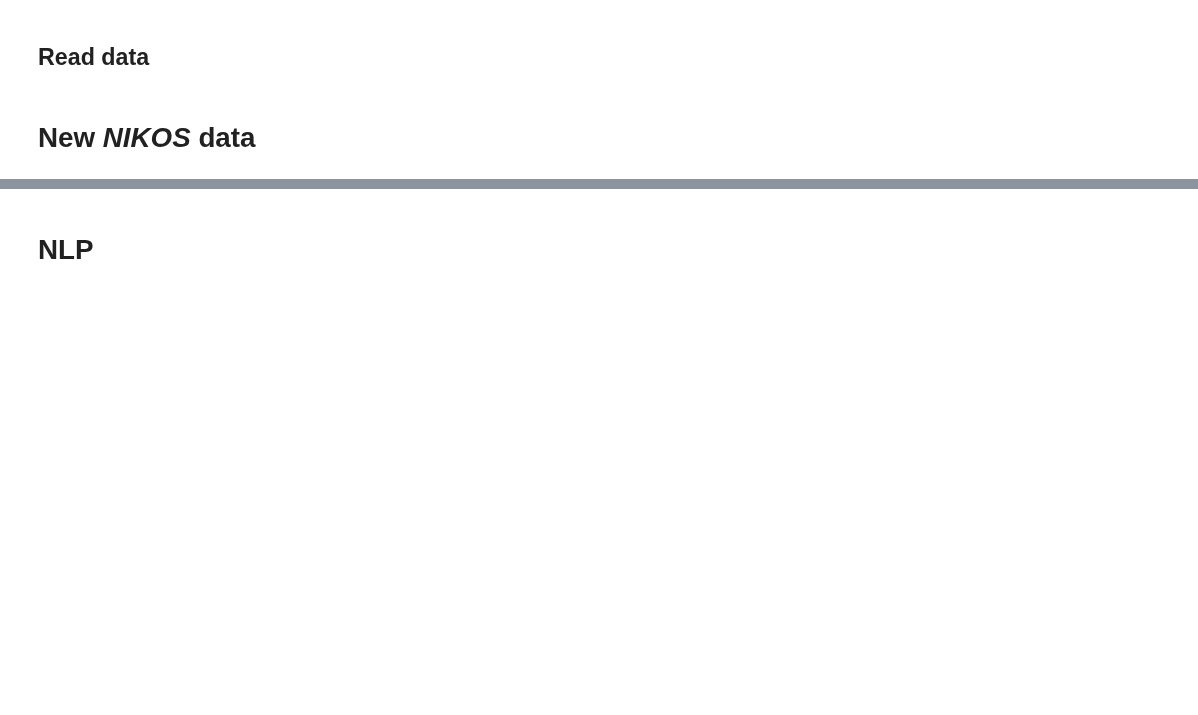
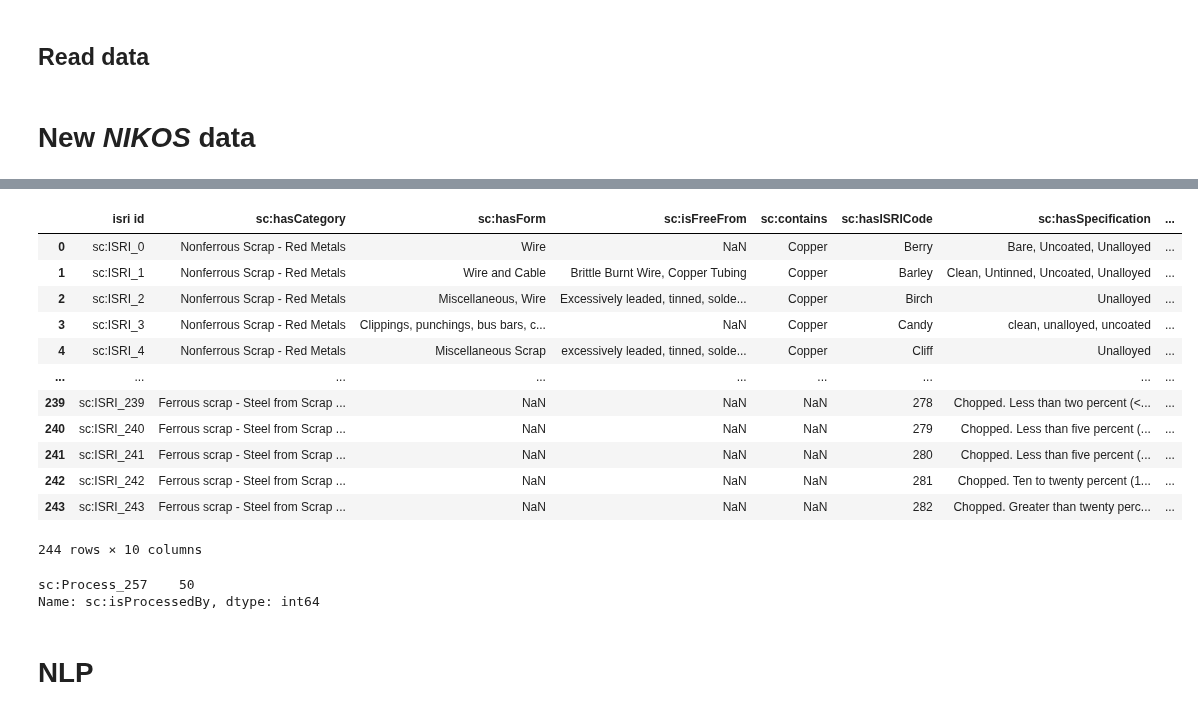
Before and after one commit to costasmexis/phd, a Jupyter notebook: scrap/scrap_similarity.ipynb, the cells around one changed output, grey strips where cells are left out. Drawn from its saved outputs; the diff is of its cells as text; code cells hidden in the pictures; blank space fills up the shorter version.

```diff
--- a/scrap/scrap_similarity.ipynb
+++ b/scrap/scrap_similarity.ipynb
@@ -31,0 +94,21 @@ anamet_data = pd.read_excel(xls, 'Anamet data')
+# %%
+isri_data
+# %% [output]
+|  | isri id | sc:hasCategory | sc:hasForm | sc:isFreeFrom | sc:contains | sc:hasISRICode | sc:hasSpecification | ... |
+| 0 | sc:ISRI_0 | Nonferrous Scrap - Red Metals | Wire | NaN | Copper | Berry | Bare, Uncoated, Unalloyed | ... |
+| 1 | sc:ISRI_1 | Nonferrous Scrap - Red Metals | Wire and Cable | Brittle Burnt Wire, Copper Tubing | Copper | Barley | Clean, Untinned, Uncoated, Unalloyed | ... |
+| 2 | sc:ISRI_2 | Nonferrous Scrap - Red Metals | Miscellaneous, Wire | Excessively leaded, tinned, solde... | Copper | Birch | Unalloyed | ... |
+| 3 | sc:ISRI_3 | Nonferrous Scrap - Red Metals | Clippings, punchings, bus bars, c... | NaN | Copper | Candy | clean, unalloyed, uncoated | ... |
+| 4 | sc:ISRI_4 | Nonferrous Scrap - Red Metals | Miscellaneous Scrap | excessively leaded, tinned, solde... | Copper | Cliff | Unalloyed | ... |
+| ... | ... | ... | ... | ... | ... | ... | ... | ... |
+| 239 | sc:ISRI_239 | Ferrous scrap - Steel from Scrap ... | NaN | NaN | NaN | 278 | Chopped. Less than two percent (<... | ... |
+| 240 | sc:ISRI_240 | Ferrous scrap - Steel from Scrap ... | NaN | NaN | NaN | 279 | Chopped. Less than five percent (... | ... |
+| 241 | sc:ISRI_241 | Ferrous scrap - Steel from Scrap ... | NaN | NaN | NaN | 280 | Chopped. Less than five percent (... | ... |
+| 242 | sc:ISRI_242 | Ferrous scrap - Steel from Scrap ... | NaN | NaN | NaN | 281 | Chopped. Ten to twenty percent (1... | ... |
+| 243 | sc:ISRI_243 | Ferrous scrap - Steel from Scrap ... | NaN | NaN | NaN | 282 | Chopped. Greater than twenty perc... | ... |
+244 rows × 10 columns
+# %%
+isri_data['sc:isProcessedBy'].value_counts()
+# %% [output]
+sc:Process_257    50
+Name: sc:isProcessedBy, dtype: int64
```
Also changed, not shown: parts of 59 cells of this notebook, 2 other files.
